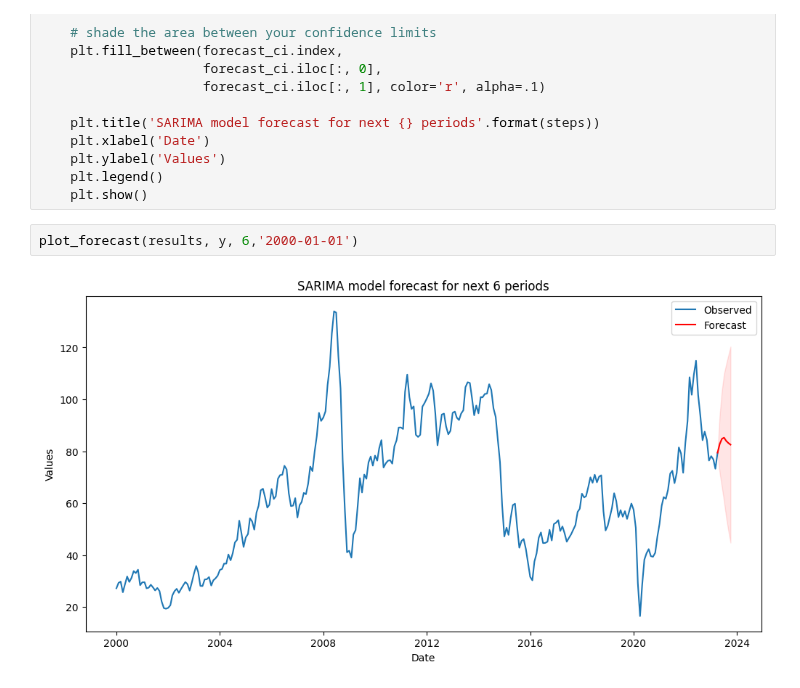
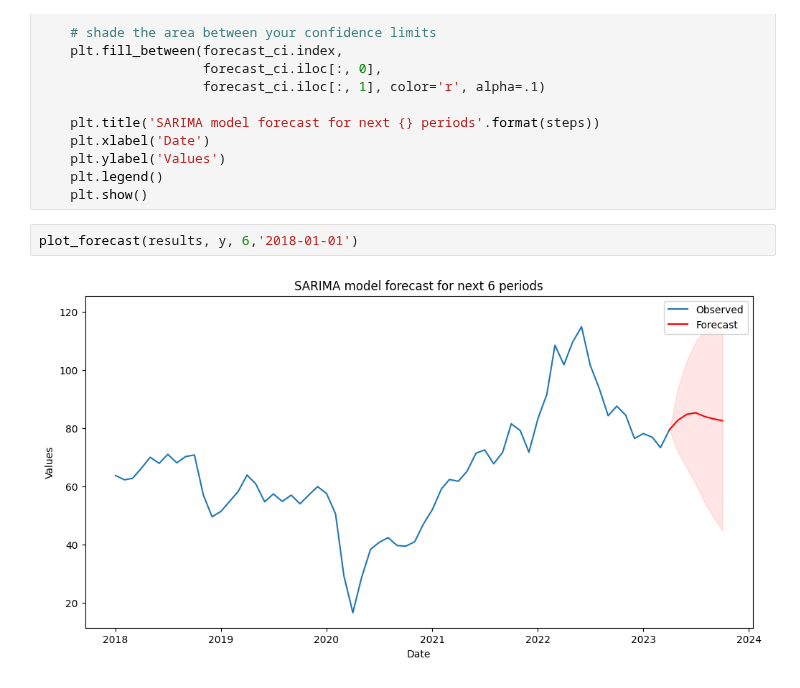
Before and after one commit to faridjn/WTI_Crude_Oil_Price_Prediction_Using_ML, a Jupyter notebook: notebooks/6.0_SARIMAX.ipynb, the cells around one changed output. Saved outputs shown, nothing was run; the diff lists cells and outputs as text.

```diff
--- a/notebooks/6.0_SARIMAX.ipynb
+++ b/notebooks/6.0_SARIMAX.ipynb
@@ -399,6 +399,6 @@ def plot_forecast(model_results, data, steps=6, start_date=None):
     plt.legend()
     plt.show()
 # %%
-plot_forecast(results, y, 6,'2000-01-01')
+plot_forecast(results, y, 6,'2018-01-01')
 # %% [output]
-[figure, old version]
+[figure, new version]
```
